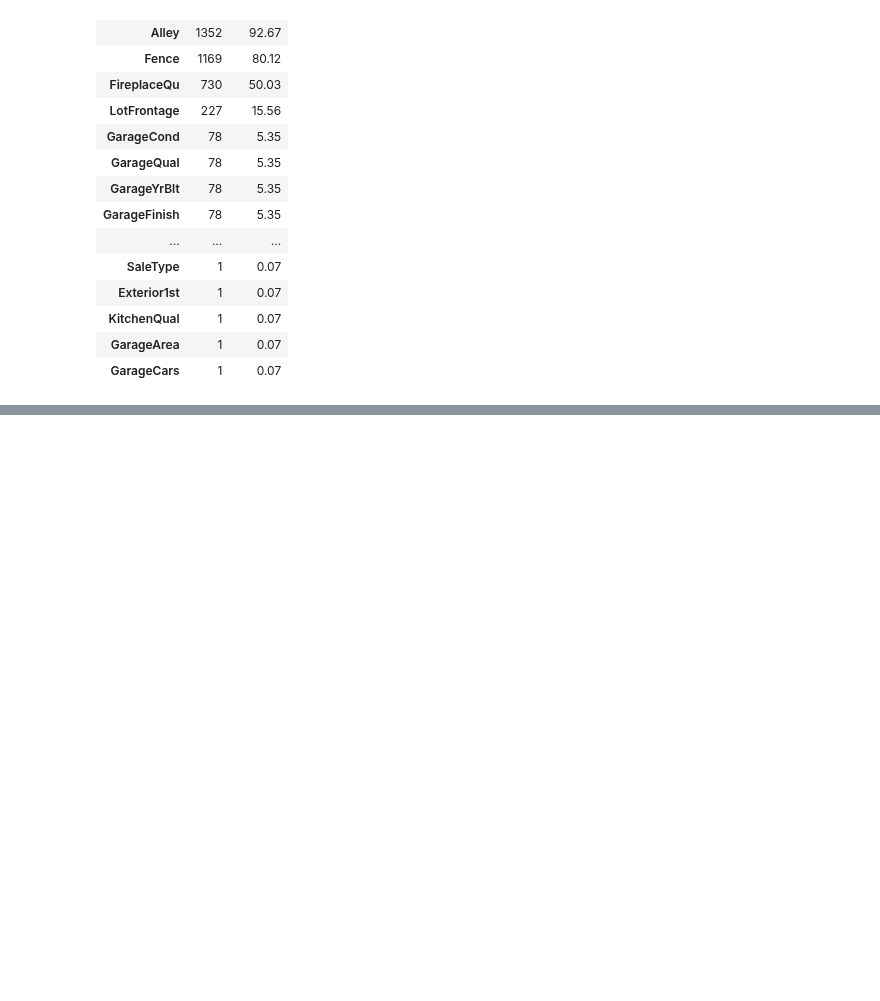
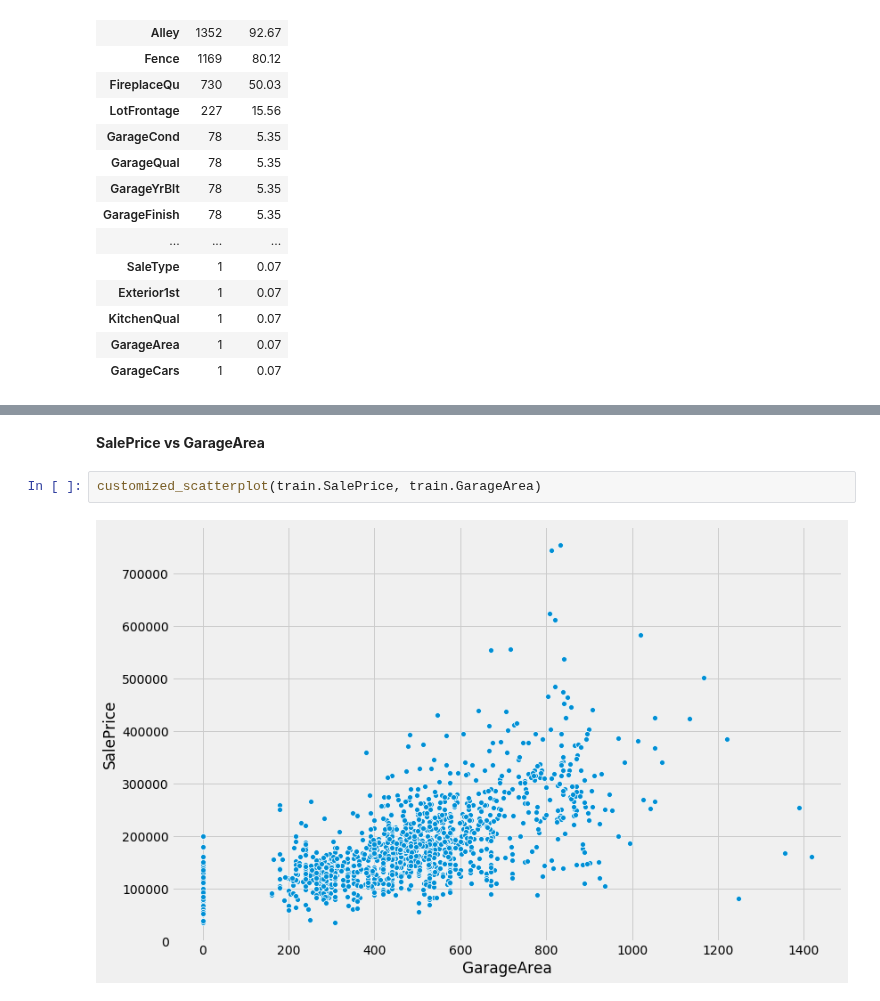
Before and after one commit to michaelzhouy/Competition, a Jupyter notebook: Kaggle/House Prices/A Detailed Regression Guide with House-pricing.ipynb, the cells around one changed output, grey strips where cells are left out. Cells and saved outputs as stored; diff of their text form; blank space fills up the shorter version.

```diff
--- a/Kaggle/House Prices/A Detailed Regression Guide with House-pricing.ipynb
+++ b/Kaggle/House Prices/A Detailed Regression Guide with House-pricing.ipynb
@@ -160,0 +237,6 @@ missing_percentage(test)
+# %% [markdown]
+**SalePrice vs GarageArea**
+# %%
+customized_scatterplot(train.SalePrice, train.GarageArea)
+# %% [output]
+[figure, added]
```
Also changed, not shown: parts of 20 cells of this notebook.
